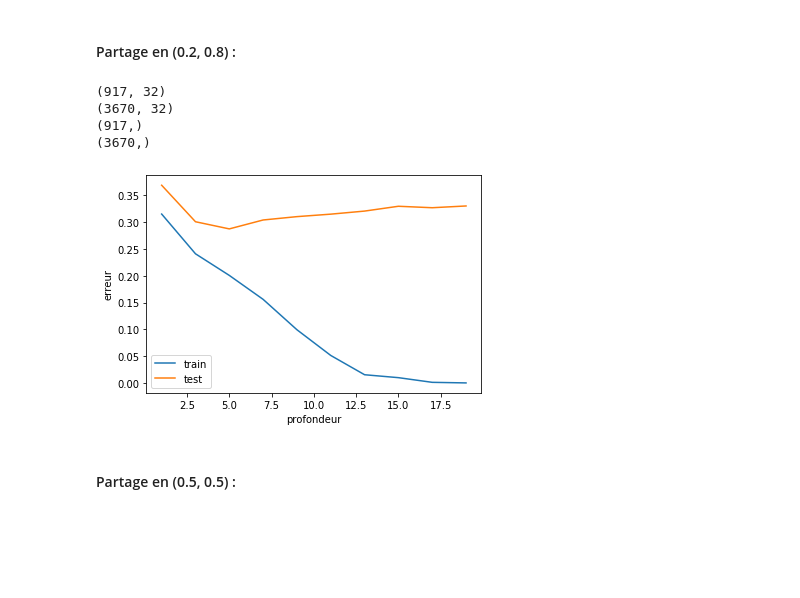
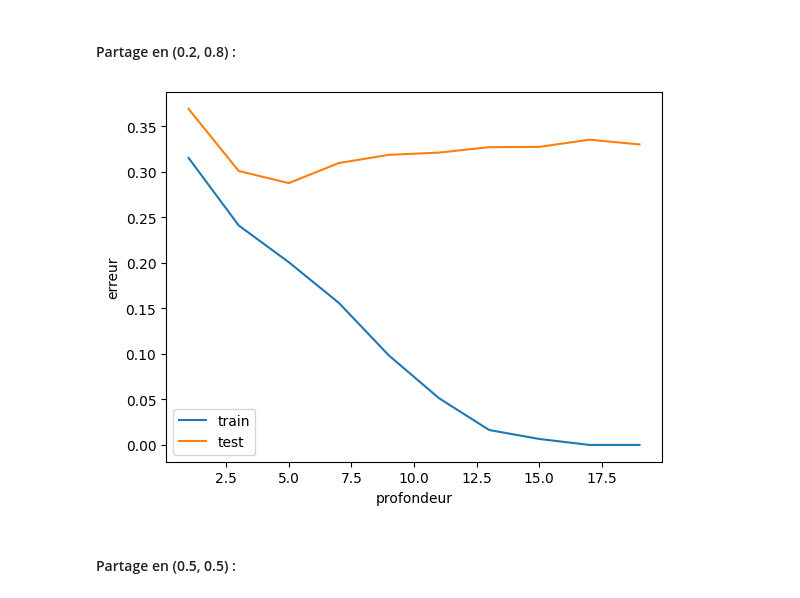
Before and after one commit to yonamellul/ML, a Jupyter notebook: TME1/TME1_MELLUL.ipynb, the cells around one changed output. Drawn from its saved outputs; the diff is of its cells as text; code cells hidden in the pictures; blank space fills up the shorter version.

```diff
--- a/TME1/TME1_MELLUL.ipynb
+++ b/TME1/TME1_MELLUL.ipynb
@@ -237,3 +197,43 @@ Les scores s'améliorent avec la profondeur. C'est logique car il y a plus de s
 ## Sur et sous-apprentissage
 # %% [markdown]
 ##### 1.7 - Pour différents partitionnement, par exemple des partages en (0.2, 0.8), (0.5, 0.5), (0.8, 0.2)), tracer les courbes de l’erreur en apprentissage et de l’erreur en test en fonction de la profondeur du modèle.
+# %%
+def partage(datax, datay, pourc_app):
+    n = len(datax)
+    datax_app = datax[:int(n*pourc_app)]
+    datax_test = datax[int(n*pourc_app):]
+    datay_app = datay[:int(n*pourc_app)]
+    datay_test = datay[int(n*pourc_app):]
+    return datax_app, datax_test, datay_app, datay_test
+# %%
+def compute_error(depths):
+    scores_app = []
+    scores_test = []
+    for max_depth in depths :
+        id2genre = [ x[1] for x in sorted (fields.items())[:-2]]
+        dt = generate_dt(max_depth)
+        dt.fit(datax_app, datay_app)
+        scores_app.append(1 - dt.score(datax_app, datay_app))
+        scores_test.append(1 - dt.score(datax_test, datay_test))
+        #tdot = export_graphviz ( dt , feature_names = id2genre )
+        #pydotplus.graph_from_dot_data(tdot).write_pdf('tree_test1.pdf')
+    plt.figure()
+    plt.plot(depths, scores_app,label="train")
+    plt.plot(depths, scores_test,label="test")
+    plt.xlabel("profondeur")
+    plt.ylabel("erreur")
+    plt.legend()
+
+
+    plt.show()
+
+def plot_error(scores_app, scores_test):
+    plt.figure()
+    plt.plot(depths, scores_app,label="train")
+    plt.plot(depths, scores_test,label="test")
+    plt.xlabel("profondeur")
+    plt.ylabel("erreur")
+    plt.legend()
+
+
+    plt.show()
@@ -247,37 +244,7 @@ datay_test = datay[int(4587*0.2):]
-# %%
-print(datax_app.shape)
-print(datax_test.shape)
-print(datay_app.shape)
-print(datay_test.shape)
-# %% [output]
-(917, 32)
-(3670, 32)
-(917,)
-(3670,)
-# %%
-depths = np.arange(1, 21, 2)
-scores_app = []
-scores_test = []
-for max_depth in depths :
-    id2genre = [ x[1] for x in sorted (fields.items())[:-2]]
-    dt = DTree ()
-    dt.max_depth = max_depth # on fixe la taille max de l ’ arbre
-    dt.min_samples_split = 2 # nombre minimum d ’ exemples pour spliter un noeud
-    dt.fit(datax_app, datay_app)
-    scores_app.append(1 - dt.score(datax_app, datay_app))
-    scores_test.append(1 - dt.score(datax_test, datay_test))
-    #tdot = export_graphviz ( dt , feature_names = id2genre )
-    #pydotplus.graph_from_dot_data(tdot).write_pdf('tree_test1.pdf')
-plt.figure()
-plt.plot(depths, scores_app,label="train")
-plt.plot(depths, scores_test,label="test")
-plt.xlabel("profondeur")
-plt.ylabel("erreur")
-plt.legend()
-
-
-plt.show()
-# %% [output]
-[figure, removed]
+# %%
+datax_app, datax_test, datay_app, datay_test = partage(datax, datay, 0.2)
+compute_error(depths)
+# %% [output]
+[figure, added]
 # %% [markdown]
 #### Partage en (0.5, 0.5) :
```
Also changed, not shown: parts of 31 cells of this notebook, 7 other files.
